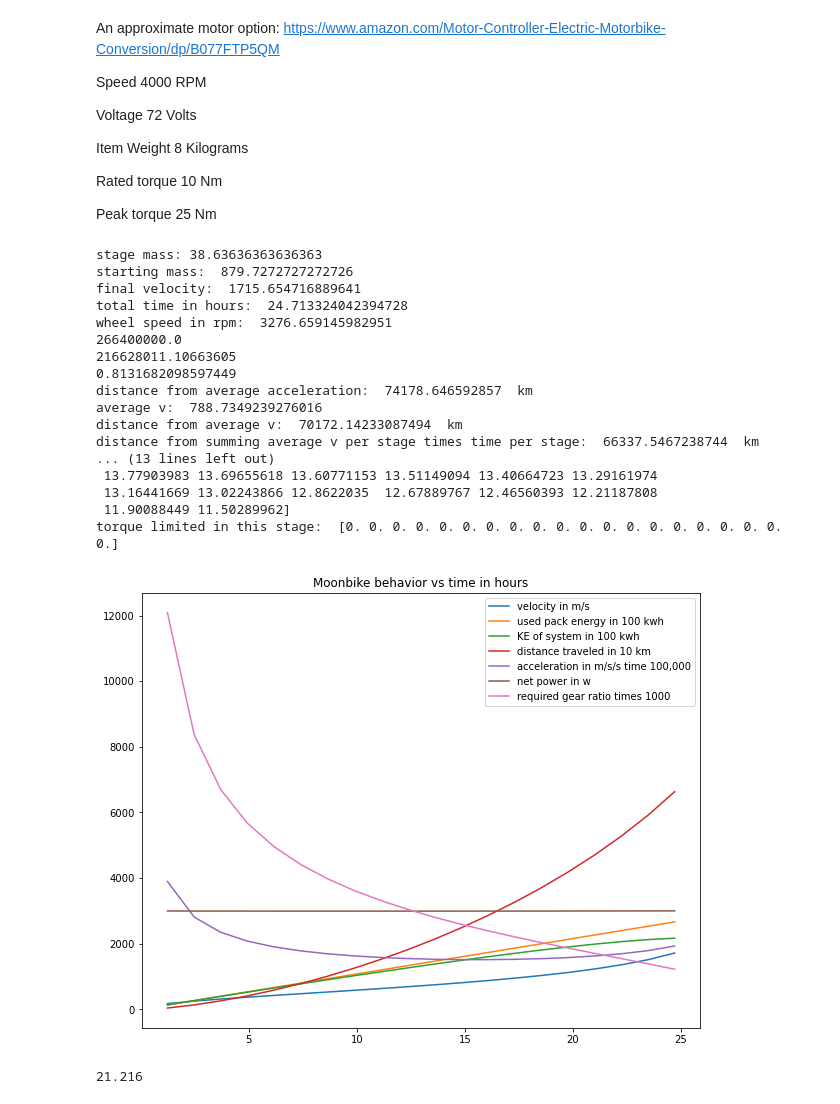
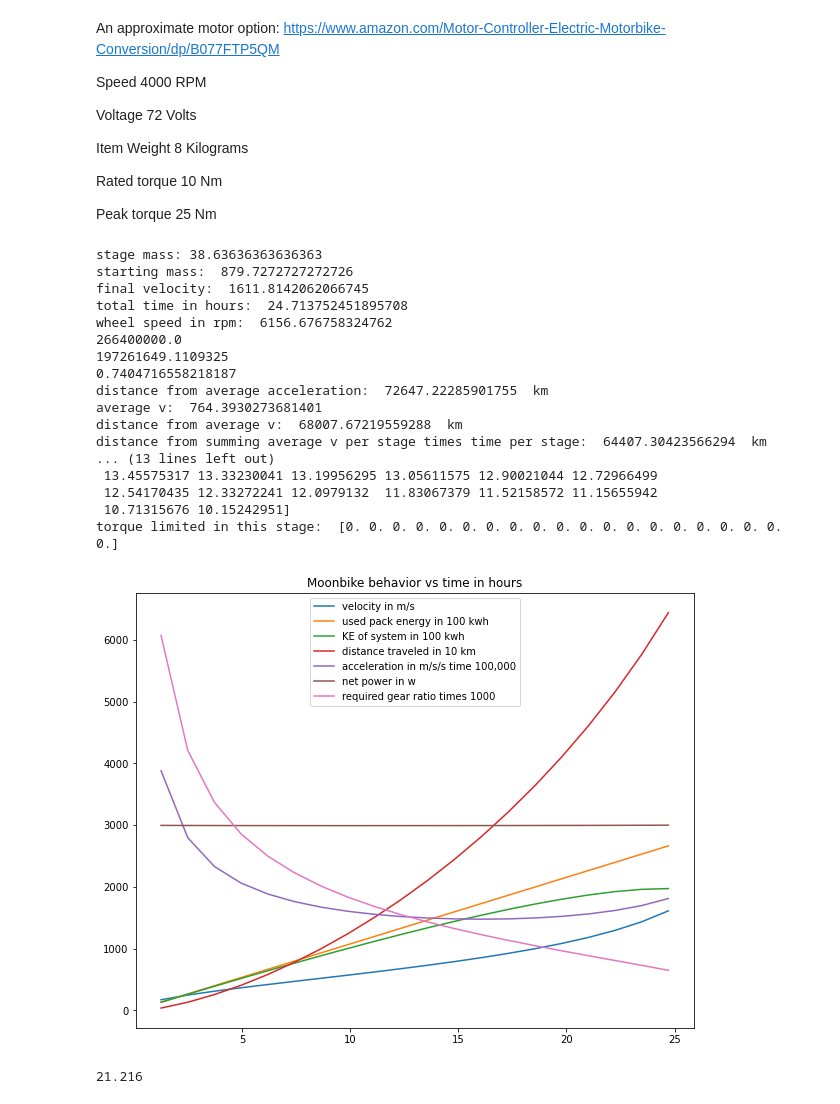
Before and after one commit to slurpsmcgoo/Moonshot6000, a Jupyter notebook: Analysis/MoonBike.ipynb, the cells around one changed output. Saved outputs shown, nothing was run; the diff lists cells and outputs as text; code cells hidden in the pictures.

```diff
--- a/Analysis/MoonBike.ipynb
+++ b/Analysis/MoonBike.ipynb
@@ -137,7 +137,7 @@ Peak torque 25 Nm
 import math
 import numpy as np
 import matplotlib.pyplot as plt
-moonBike = bike(tireRadius=5,tireWidth = 0.025, wheelRadius = 4.9/2, mass_wheel_f = 3, mass_wheel_r = 4)
+moonBike = bike(tireRadius=5/2,tireWidth = 0.025, wheelRadius = 4.9/2, mass_wheel_f = 3, mass_wheel_r = 4)
 numStages = 20
 lunarGravity = 1.62 #m/s/s
 v = 0
@@ -206,44 +206,44 @@ finalKE = 1/2*mass*v**2+1/2*(moonBike.inertia_f+moonBike.inertia_r)*(v/moonBike.
 print(totalPackEnergy)
 print(finalKE)
 print(finalKE/totalPackEnergy)
 plt.title('Moonbike behavior vs time in hours')
 plt.plot(time_rec/3600,v_rec,label='velocity in m/s')
 plt.plot(time_rec/3600,usedPackEnergy_rec/100000,label='used pack energy in 100 kwh')
 plt.plot(time_rec/3600, KE_rec/100000,label='KE of system in 100 kwh')
 plt.plot(time_rec/3600,approximateDistance/1000/10,label='distance traveled in 10 km')
 plt.plot(time_rec/3600,approximateAcceleration*100000,label='acceleration in m/s/s time 100,000')
 plt.plot(time_rec/3600,netPower,label='net power in w')
 plt.plot(time_rec/3600,requiredGearRatio*1000,label='required gear ratio times 1000')
 plt.legend()
 plt.rcParams['figure.figsize'] = [10, 8]
 print('distance from average acceleration: ',(1/2*np.average(approximateAcceleration)*time**2)/1000, ' km')
 print('average v: ', np.average(v_rec))
 print('distance from average v: ',np.average(v_rec)*time/1000,' km' )
 print('distance from summing average v per stage times time per stage: ', max(approximateDistance/1000),' km')
 print('time to charge packs at 250w pedaling: ',usedPackEnergy/250/3600,' hours')
 print('number of "orbits" to reach orbital speed: ',max(approximateDistance)/equatorialCircumferance_moon)
 print('required gear ratio: ', requiredGearRatio)
 print('min motor speed rpm: ', minMotorSpeedPerStage*60)
 print('max motor speed rpm: ', maxMotorSpeedPerStage*60)
 print('required torque Nm: ', torqueToReachApproximateAcceleration)
 print('torque limited in this stage: ', torqueLimited)
 # %% [output]
 stage mass: 38.63636363636363
 starting mass:  879.7272727272726
-final velocity:  1715.654716889641
-total time in hours:  24.713324042394728
-wheel speed in rpm:  3276.659145982951
+final velocity:  1611.8142062066745
+total time in hours:  24.713752451895708
+wheel speed in rpm:  6156.676758324762
 266400000.0
-216628011.10663605
-0.8131682098597449
-distance from average acceleration:  74178.646592857  km
-average v:  788.7349239276016
-distance from average v:  70172.14233087494  km
-distance from summing average v per stage times time per stage:  66337.5467238744  km
+197261649.1109325
+0.7404716558218187
+distance from average acceleration:  72647.22285901755  km
+average v:  764.3930273681401
+distance from average v:  68007.67219559288  km
+distance from summing average v per stage times time per stage:  64407.30423566294  km
 ... (13 lines left out)
- 13.77903983 13.69655618 13.60771153 13.51149094 13.40664723 13.29161974
- 13.16441669 13.02243866 12.8622035  12.67889767 12.46560393 12.21187808
- 11.90088449 11.50289962]
+ 13.45575317 13.33230041 13.19956295 13.05611575 12.90021044 12.72966499
+ 12.54170435 12.33272241 12.0979132  11.83067379 11.52158572 11.15655942
+ 10.71315676 10.15242951]
 torque limited in this stage:  [0. 0. 0. 0. 0. 0. 0. 0. 0. 0. 0. 0. 0. 0. 0. 0. 0. 0. 0. 0.]
-[figure, old version]
+[figure, new version]
 # %%
```
Also changed, not shown: parts of 2 cells of this notebook.
